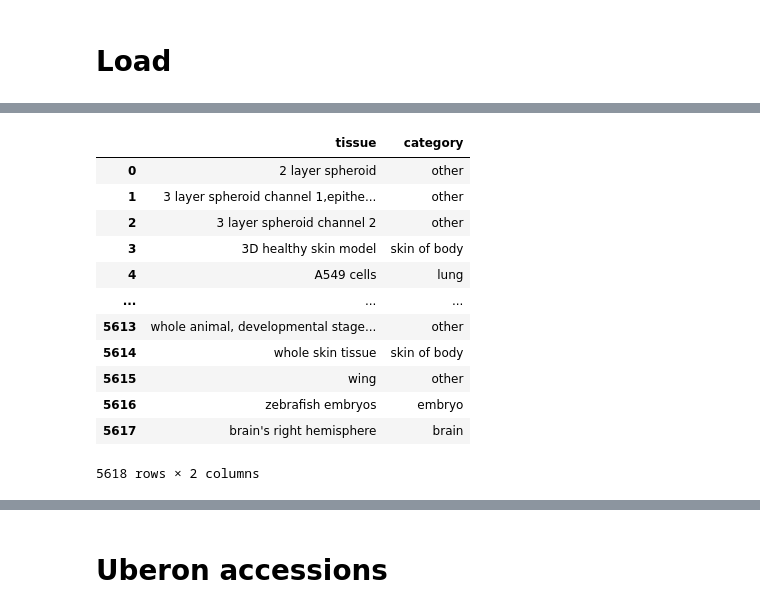
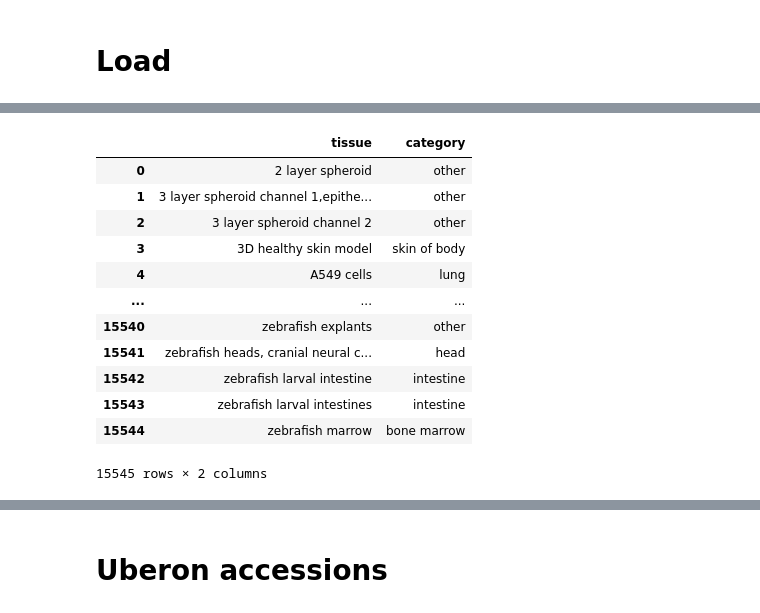
Before and after one commit to ArcInstitute/scBaseCount_analysis, a Jupyter notebook: notebooks/tissues/tissue_summary.ipynb, the cells around one changed output, grey strips where cells are left out. Cells and saved outputs as stored; diff of their text form; code cells hidden in the pictures.

Commit message:
notebooks: update tissue annotation and summary notebooks with new data and formatting

```diff
--- a/notebooks/tissues/tissue_summary.ipynb
+++ b/notebooks/tissues/tissue_summary.ipynb
@@ -105,21 +105,21 @@ df_srx_meta
 # %%
 # load CellxGene tissue categories
-df_tissue_cats = pd.read_csv("./data/2025-03-11_tissue_categories.csv")
+df_tissue_cats = pd.read_csv(base_dir / "data" / "tissues" / "2025-06-30_tissue_categories.csv.gz")
 df_tissue_cats
 # %% [output]
 |  | tissue | category |
 | 0 | 2 layer spheroid | other |
 | 1 | 3 layer spheroid channel 1,epithe... | other |
 | 2 | 3 layer spheroid channel 2 | other |
 | 3 | 3D healthy skin model | skin of body |
 | 4 | A549 cells | lung |
 | ... | ... | ... |
-| 5613 | whole animal, developmental stage... | other |
-| 5614 | whole skin tissue | skin of body |
-| 5615 | wing | other |
-| 5616 | zebrafish embryos | embryo |
-| 5617 | brain's right hemisphere | brain |
+| 15540 | zebrafish explants | other |
+| 15541 | zebrafish heads, cranial neural c... | head |
+| 15542 | zebrafish larval intestine | intestine |
+| 15543 | zebrafish larval intestines | intestine |
+| 15544 | zebrafish marrow | bone marrow |
-5618 rows × 2 columns
+15545 rows × 2 columns
 # %%
 # left join on tissue
 df_srx_meta = df_srx_meta.merge(df_tissue_cats, on="tissue", how="left")
```
Also changed, not shown: parts of 7 cells of this notebook, 1 other file.
